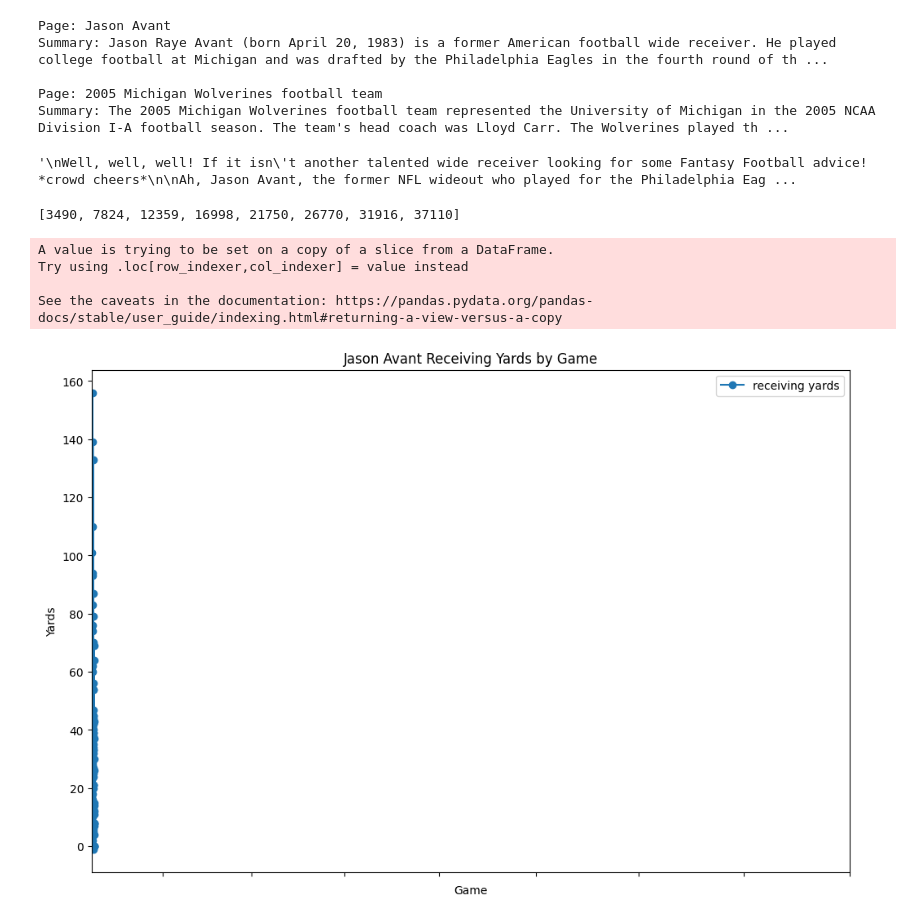
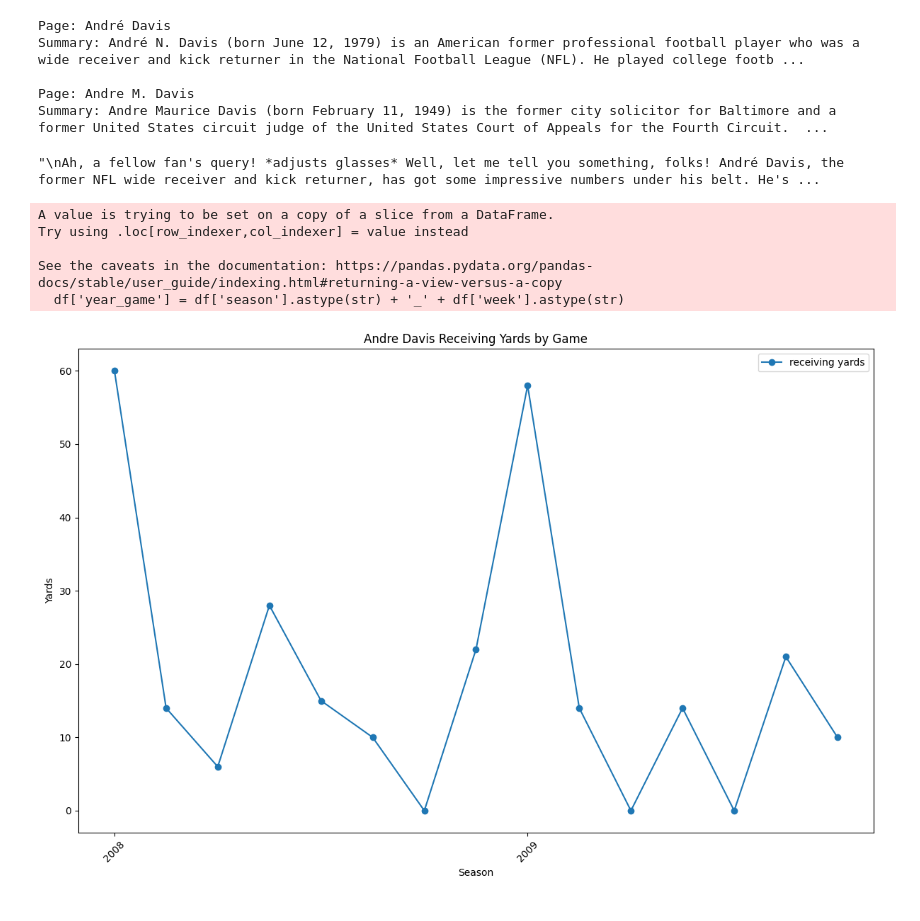
Before and after one commit to chasenuzum/nfl_llm, a Jupyter notebook: explore.ipynb, the cells around one changed output. Saved outputs shown, nothing was run; the diff lists cells and outputs as text; code cells hidden in the pictures.

```diff
--- a/explore.ipynb
+++ b/explore.ipynb
@@ -16,7 +16,7 @@ from operator import itemgetter
 llm = ChatOllama(model="llama2")
 
 base_dir = os.path.dirname(os.getcwd())
+data_limit = 15000
 # %%
-rosters = pd.read_csv(os.path.join(base_dir, 'nfl_data', 'rosters.csv'))
-stats = pd.read_csv(os.path.join(base_dir, 'nfl_data', 'stats.csv'))
-wins = pd.read_csv(os.path.join(base_dir, 'nfl_data', 'wins.csv'))
+rosters = pd.read_csv(os.path.join(base_dir, 'nfl_data', 'rosters.csv')).head(data_limit)
+stats = pd.read_csv(os.path.join(base_dir, 'nfl_data', 'stats.csv')).head(data_limit)
@@ -128,49 +125,48 @@ chain_summarizer = prompt | llm | StrOutputParser()
 chain_expert = {"wiki": chain_summarizer, "player_name": itemgetter("player_name")} | \
 expert_prompt | llm | StrOutputParser()
 # %% [output]
-Page: Jason Avant
-Summary: Jason Raye Avant (born April 20, 1983) is a former American football wide receiver. He played college football at Michigan and was drafted by the Philadelphia Eagles in the fourth round of th ...
+Page: André Davis
+Summary: André N. Davis (born June 12, 1979) is an American former professional football player who was a wide receiver and kick returner in the National Football League (NFL). He played college footb ...
 
-Page: 2005 Michigan Wolverines football team
-Summary: The 2005 Michigan Wolverines football team represented the University of Michigan in the 2005 NCAA Division I-A football season. The team's head coach was Lloyd Carr. The Wolverines played th ...
+Page: Andre M. Davis
+Summary: Andre Maurice Davis (born February 11, 1949) is the former city solicitor for Baltimore and a former United States circuit judge of the United States Court of Appeals for the Fourth Circuit.  ...
 # %%
 response = chain_expert.invoke({'wikipedia_page' : wiki_page, "player_name": player_names[random_loc]})
 response
 # %% [output]
-'\nWell, well, well! If it isn\'t another talented wide receiver looking for some Fantasy Football advice! *crowd cheers*\n\nAh, Jason Avant, the former NFL wideout who played for the Philadelphia Eag ...
+"\nAh, a fellow fan's query! *adjusts glasses* Well, let me tell you something, folks! André Davis, the former NFL wide receiver and kick returner, has got some impressive numbers under his belt. He's ...
 # %%
-# create a time series chart of player stats in plotly
 import matplotlib.pyplot as plt
 
 # Assuming df, player_names, and random_loc are defined
 
 df = stats[stats['player_id'] == rosters.loc[rosters['player_name'] == player_names[random_loc], 'player_id'].values[0]]
 df['year_game'] = df['season'].astype(str) + '_' + df['week'].astype(str)
 
-# Get unique years from the 'season' column
+# Extract years from 'year_game'
 years = df['season'].unique()
-
-# Get the indices of the first data point of each year
-year_indices = [df.index[df['year_game'].str.startswith(str(year))][0] for year in years]
-print(year_indices)
 
 plt.figure(figsize=(12, 8))  # Adjust the width and height as needed
 plt.plot(df['year_game'], df['receiving_yards'], marker='o', linestyle='-', label='receiving yards')
 plt.title(f'{player_names[random_loc]} Receiving Yards by Game')
-plt.xlabel('Game')
+plt.xlabel('Season')
 plt.ylabel('Yards')
 plt.legend()
 
-# Set the ticks to be just the years
-plt.xticks(year_indices, years, rotation=45)
+# calc games per year for chart
+games_per_year = int(np.ceil(np.mean(df.groupby('season')['week'].count())))
+# Set x-axis ticks and labels using years
+plt.xticks(df['year_game'][::games_per_year], years[::], rotation=45)  # Adjust the step size as needed
+
+plt.tight_layout()
 plt.show()
 # %% [output]
-[3490, 7824, 12359, 16998, 21750, 26770, 31916, 37110]
+A value is trying to be set on a copy of a slice from a DataFrame.
+Try using .loc[row_indexer,col_indexer] = value instead
+
+See the caveats in the documentation: https://pandas.pydata.org/pandas-docs/stable/user_guide/indexing.html#returning-a-view-versus-a-copy
+  df['year_game'] = df['season'].astype(str) + '_' + df['week'].astype(str)
-A value is trying to be set on a copy of a slice from a DataFrame.
-Try using .loc[row_indexer,col_indexer] = value instead
-
-See the caveats in the documentation: https://pandas.pydata.org/pandas-docs/stable/user_guide/indexing.html#returning-a-view-versus-a-copy
-[figure, old version]
+[figure, new version]
 # %%
 from IPython.display import Markdown
 Markdown(response)
```
Also changed, not shown: parts of 8 cells of this notebook.
